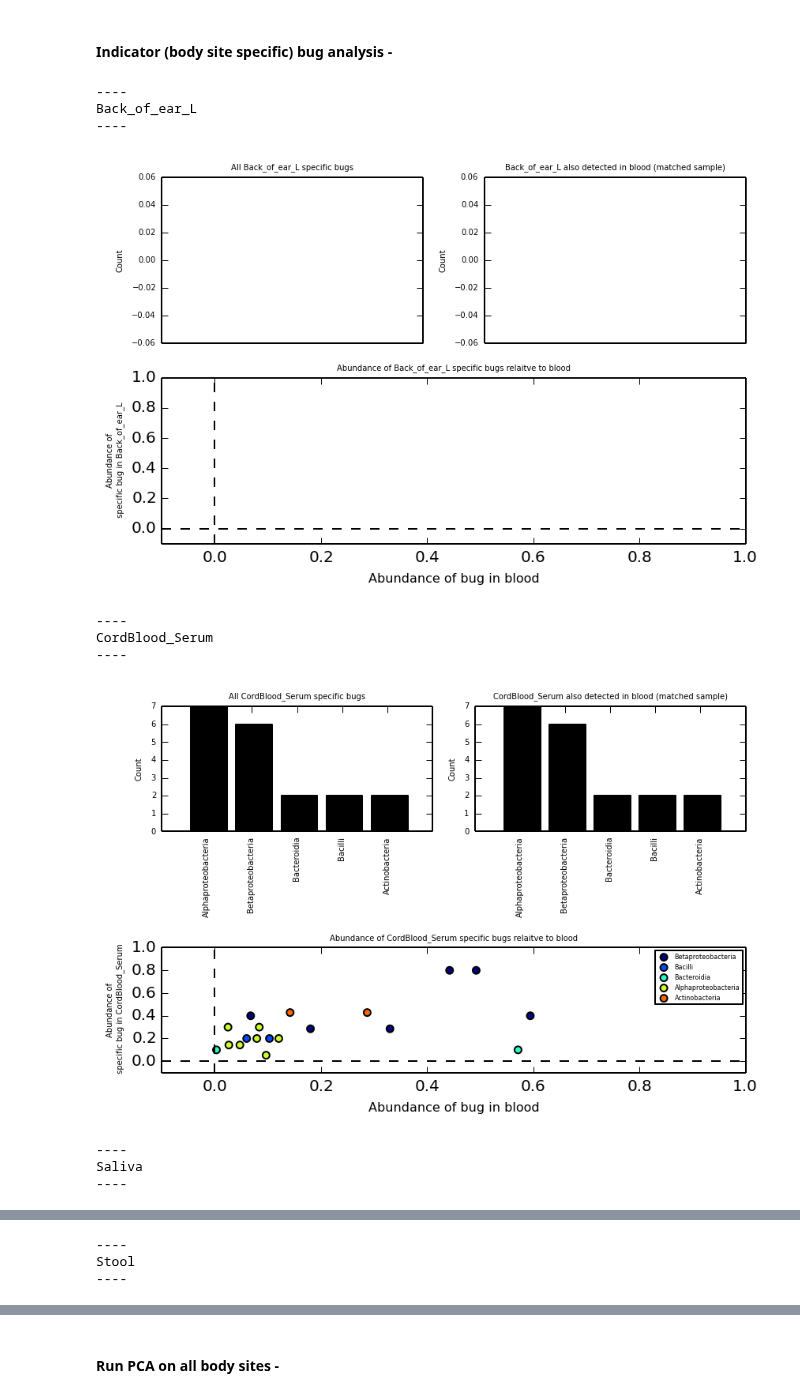
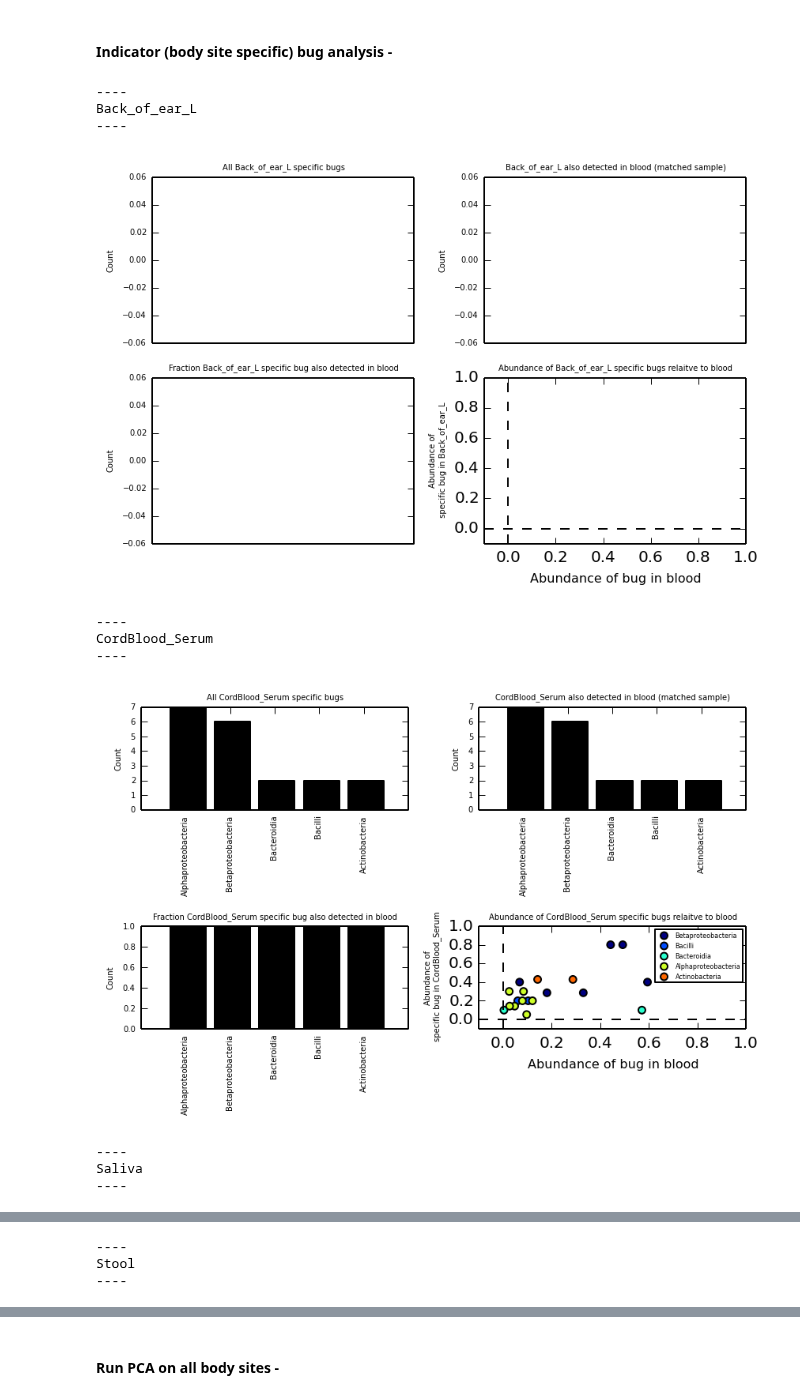
Before and after one commit to lmart999/CS229, a Jupyter notebook: CS229_Project.ipynb, the cells around one changed output, grey strips where cells are left out. Cells and saved outputs as stored; diff of their text form; code cells hidden in the pictures.

```diff
--- a/CS229_Project.ipynb
+++ b/CS229_Project.ipynb
@@ -829,7 +835,11 @@ jet = cm = plt.get_cmap('jet')
 cNorm = colors.Normalize(vmin=0,vmax=len(test_sample.index))
 scalarMap = cmx.ScalarMappable(norm=cNorm,cmap=jet)
 for bs,c in zip(test_sample.index,range(len(test_sample.index))):
-    plt.scatter(test_sample.loc['Blood'],test_sample.loc[bs],label=bs,c=scalarMap.to_rgba([c]))
+    if bs=='Vaginal_Swab':
+        alpha=1
+    else:
+        alpha=0.24
+    plt.scatter(test_sample.loc['Blood'],test_sample.loc[bs],label=bs,c=scalarMap.to_rgba([c]),alpha=alpha)
     slope, intercept, r_value, p_value, std_err = stats.linregress(test_sample.loc['Blood'],test_sample.loc[bs])
     print "R^2 for bodysite %s: %s"%(bs,r_value**2)
 plt.legend(loc='upper left',scatterpoints=1,prop={'size':4})
@@ -1097,6 +1107,9 @@ bodysites=list(indicator_bugs_all.index)
 bodysites.remove('Sample')
 bodysites.remove('Blood')
 
+# Store ratios
+storRat=[]
+
 # Iterate through body sites
 for bodysite in bodysites:
 
@@ -1115,55 +1128,64 @@ for bodysite in bodysites:
     # print samples
 
     # Quantify tissue specific bugs
-    df=quanifyBugs(bodysite_specific_bugs)
+    df_bs=quanifyBugs(bodysite_specific_bugs)
     plt.subplot2grid((2,2),(0, 0))
-    makeBar(df)
+    makeBar(df_bs)
     plt.title('All %s specific bugs'%bodysite,fontsize=5)
 
     # Get data for blood for the tissue specific bugs
     blood_dat=indicator_bugs_all.loc['Blood']
     blood_dat_with_buginbs=blood_dat[bs_dat>0]
     in_blood_in_bs=blood_dat_with_buginbs[blood_dat_with_buginbs>0]
-    df=quanifyBugs(in_blood_in_bs)
+    df_blood=quanifyBugs(in_blood_in_bs)
     plt.subplot2grid((2,2),(0,1))
-    makeBar(df)
+    makeBar(df_blood)
     plt.title('%s also detected in blood (matched sample)'%bodysite,fontsize=5)
+
+    # Compute ratio
+    ratio=df_blood/df_bs
+    plt.subplot2grid((2,2),(1,0))
+    makeBar(ratio)
+    plt.title('Fraction %s specific bug also detected in blood'%bodysite,fontsize=5)
+    ratioDF=pd.DataFrame()
+    ratioDF[bodysite]=ratio
+    storRat=storRat+[ratioDF]
 
     # Store all
     store_bug_data=pd.DataFrame()
     store_bug_data[bodysite]=bodysite_specific_bugs
     store_bug_data['Blood']=blood_dat_with_buginbs
 
     # Plot abundance of bug
-    plt.subplot2grid((2,2),(1,0),colspan=2)
+    plt.subplot2grid((2,2),(1,1),colspan=1)
     uniq_bugs=list(set(store_bug_data.index))
     jet = cm = plt.get_cmap('jet')
     cNorm = colors.Normalize(vmin=0,vmax=len(uniq_bugs))
     scalarMap = cmx.ScalarMappable(norm=cNorm,cmap=jet)
     for bug,c in zip(uniq_bugs,range(len(uniq_bugs))):
         to_plot=store_bug_data.loc[bug]
         plt.scatter(to_plot['Blood'],to_plot[bodysite],label=bug,c=scalarMap.to_rgba([c]))
 
     plt.legend(loc='upper right',scatterpoints=1,prop={'size':4})
     plt.axvline(x=0,linestyle='dashed',c='k')
     plt.axhline(y=0,linestyle='dashed',c='k')
     plt.xlim([-.1,1])
     plt.ylim([-.1,1])
     plt.xlabel('Abundance of bug in blood',fontsize=8)
     plt.ylabel('Abundance of \n specific bug in %s'%bodysite,fontsize=5)
     plt.title('Abundance of %s specific bugs relaitve to blood'%bodysite,fontsize=5)
 
     plt.tight_layout()
     plt.show()
 # %% [output]
 ----
 Back_of_ear_L
 ----
-[figure, old version]
+[figure, new version]
 ----
 CordBlood_Serum
 ----
-[figure, old version]
+[figure, new version]
 ----
 Saliva
 ----
```
Also changed, not shown: parts of 5 cells of this notebook.
